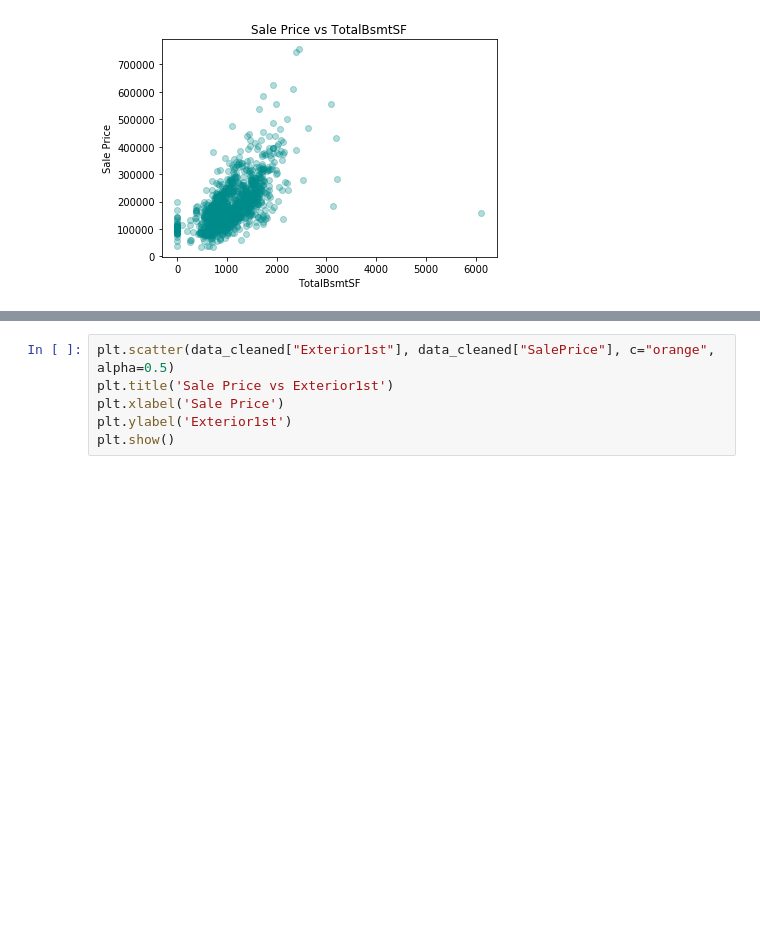
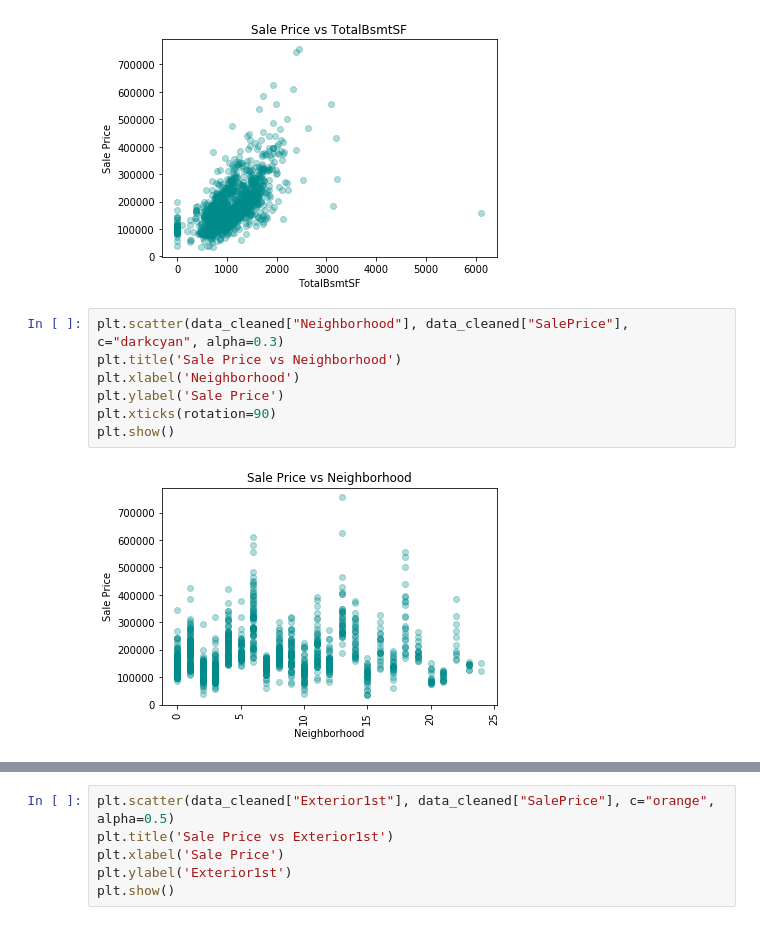
Before and after one commit to BenInTheBox/DataScienceInPractice, a Jupyter notebook: project/code.ipynb, the cells around one changed output, grey strips where cells are left out. Drawn from its saved outputs; the diff is of its cells as text; blank space fills up the shorter version.

```diff
--- a/project/code.ipynb
+++ b/project/code.ipynb
@@ -344,3 +362,12 @@ plt.ylabel('Sale Price')
 plt.show()
 # %% [output]
 [figure]
+# %%
+plt.scatter(data_cleaned["Neighborhood"], data_cleaned["SalePrice"], c="darkcyan", alpha=0.3)
+plt.title('Sale Price vs Neighborhood')
+plt.xlabel('Neighborhood')
+plt.ylabel('Sale Price')
+plt.xticks(rotation=90)
+plt.show()
+# %% [output]
+[figure, added]
```
Also changed, not shown: parts of 21 cells of this notebook.
